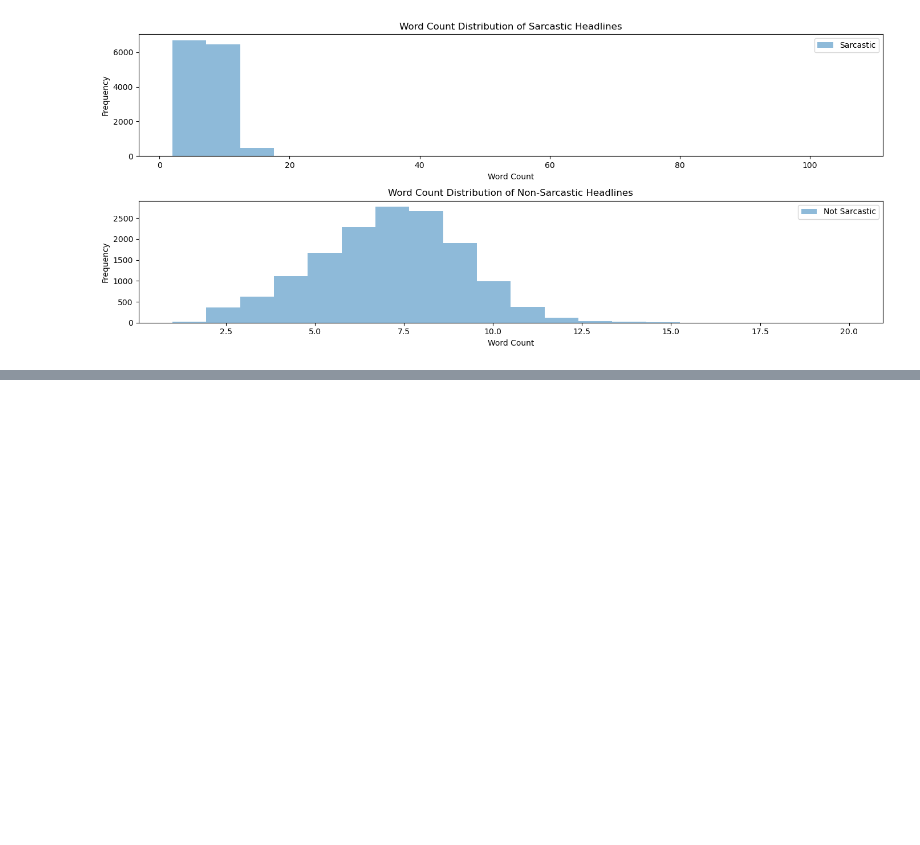
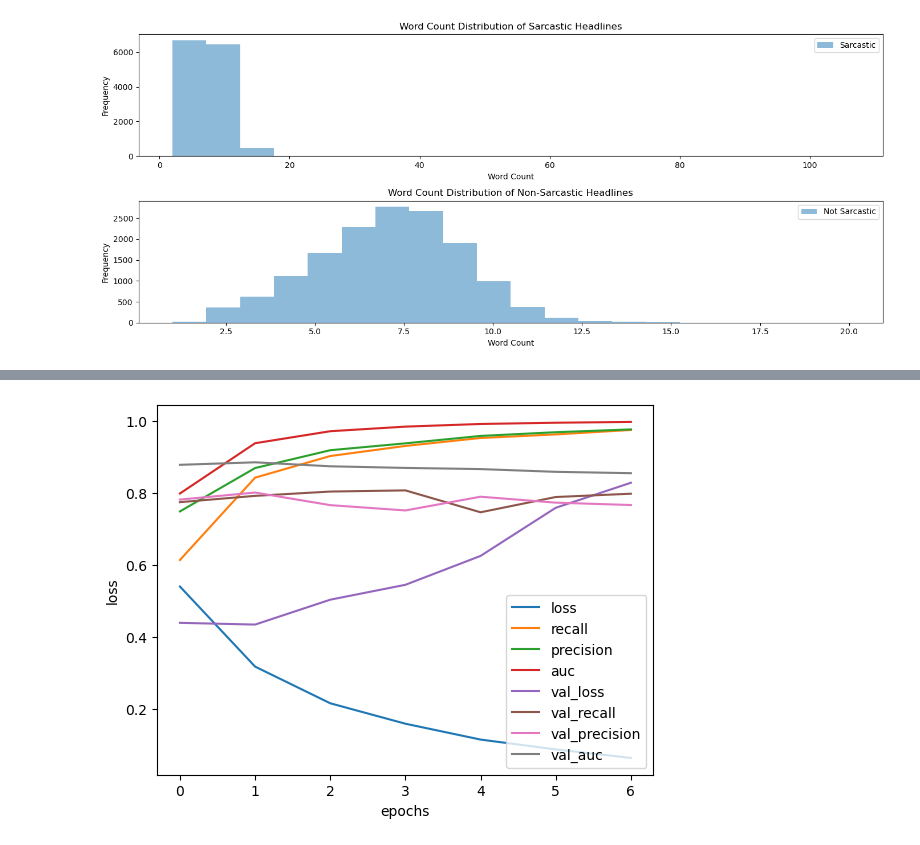
Before and after one commit to LaplaceDBen/Sarcasm_Detection, a Jupyter notebook: Sarcasm_Notebook.ipynb, the cells around one changed output, grey strips where cells are left out. Saved outputs shown, nothing was run; the diff lists cells and outputs as text; code cells hidden in the pictures; blank space fills up the shorter version.

```diff
--- a/Sarcasm_Notebook.ipynb
+++ b/Sarcasm_Notebook.ipynb
@@ -178,8 +188,3 @@ plt.savefig('plots/word_bubbles.png', dpi=300)
 plt.show()
 # %% [output]
 [figure]
-# %%
-#distribution plot of word counts in df'headline' split by is_sarcastic
-df['word_count'] = df['headline'].apply(lambda x: len(x.split()))
-df['word_count'].hist(by=df['is_sarcastic'], figsize=(10, 5), bins=20)
-plt.savefig('plots/word_count_hist.png', dpi=300)
@@ -230,10 +208,9 @@ plt.show()
 # %%
+max_words = 100000
+max_seq = 100000
 tokenizer = Tokenizer(num_words=max_words)
 tokenizer.fit_on_texts(df['headline'].values)
 sequences = tokenizer.texts_to_sequences(df['headline'].values)
 # %%
 #help from CHTGPT
-max_words = 10000
-max_seq = 1000
-
 padded_sequences = pad_sequences(sequences, maxlen=max_seq)
@@ -274,0 +293,8 @@ KeyboardInterrupt:
+# %%
+pd.DataFrame(history.history).plot()
+plt.ylabel('loss')
+plt.xlabel('epochs')
+plt.savefig('plots/loss.png', dpi=300)
+plt.show()
+# %% [output]
+[figure, added]
```
Also changed, not shown: parts of 10 cells of this notebook, 5 other files.
